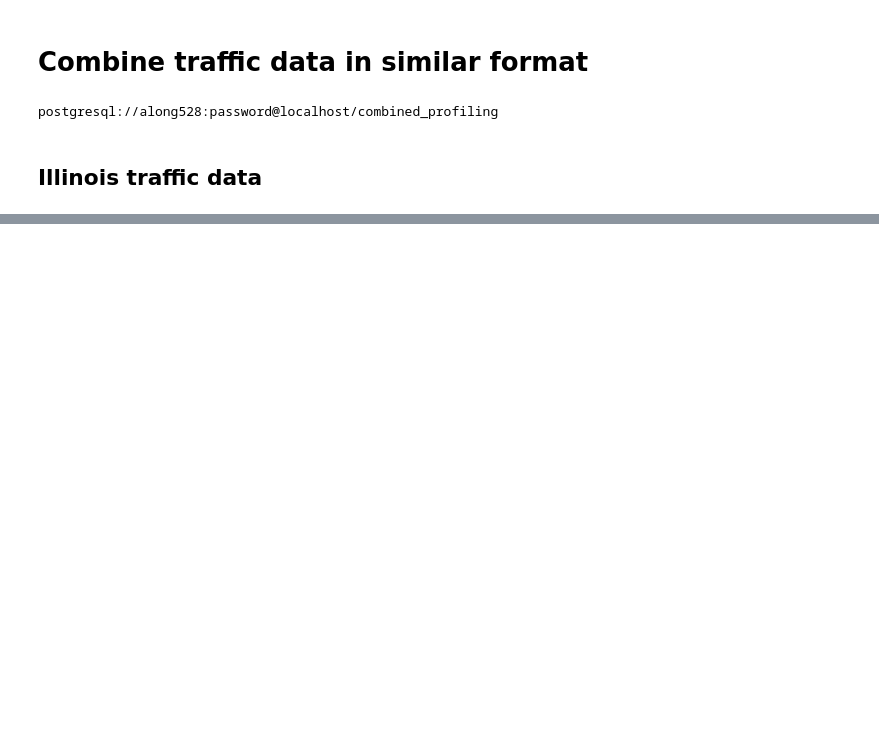
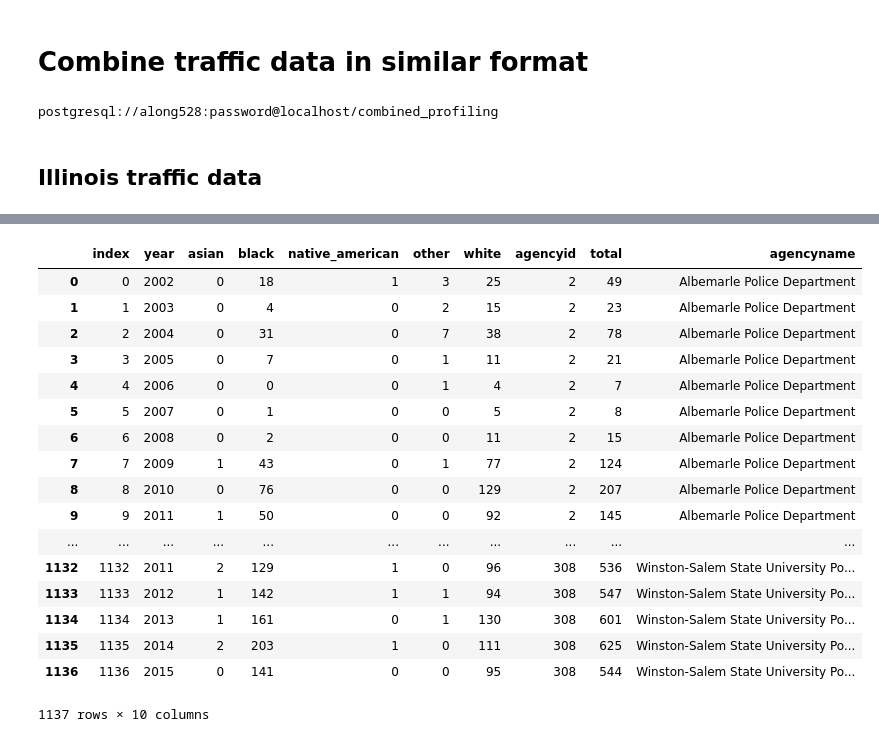
Before and after one commit to along528/insight, a Jupyter notebook: studies/combination/combined_traffic.ipynb, the cells around one changed output, grey strips where cells are left out. Drawn from its saved outputs; the diff is of its cells as text; code cells hidden in the pictures; blank space fills up the shorter version.

Commit message:
created same format traffic db for each state

```diff
--- a/studies/combination/combined_traffic.ipynb
+++ b/studies/combination/combined_traffic.ipynb
@@ -161,0 +291,15 @@ df_il_integrate.to_sql('il_traffic_stops_integrate_year',engine,if_exists='repla
+# %%
+dbname = 'traffic_police_combined' #already pre-processed nc data
+username = 'along528'
+pswd = 'password'
+con_nc = None
+con_nc = psycopg2.connect(database = dbname, user = username, host='localhost', password=pswd)
+# %%
+dbname = 'traffic_stops_nc'
+username = 'along528'
+pswd = 'password'
+con_nc2 = None
+con_nc2 = psycopg2.connect(database = dbname, user = username, host='localhost', password=pswd)
+# %%
+df_nc_agency = pd.read_sql('SELECT * FROM nc_agency',con_nc2)
+df_nc_agency
@@ -161,0 +325,13 @@ df_il_integrate.to_sql('il_traffic_stops_integrate_year',engine,if_exists='repla
+# %%
+frames_new = {}
+frames_new_sumyears = {}
+for tag in ["stops","hits","searches","force"]:
+    sql_query = "SELECT * FROM %s_by_race;" % (tag)
+    frames_new[tag] = pd.read_sql_query(sql_query,con_nc)
+    #have same column names for easily building ratios
+    #frames_new[tag].rename(columns=lambda x: x.replace(tag+'_',''),inplace=True)
+    frames_new[tag].rename(columns=lambda x: x.replace('agency_id','agencyid'),inplace=True)
+    frames_new[tag]['agencyname'] =  frames_new[tag]['agencyid'].map(df_nc_agency['name'])
+    #sum by year
+    frames_new_sumyears[tag] = frames_new[tag].groupby(['agencyid']).sum().drop(['index','year'],1)
+    frames_new_sumyears[tag]['agencyname'] =  frames_new[tag]['agencyid'].map(df_nc_agency['name'])
@@ -161,0 +366,21 @@ df_il_integrate.to_sql('il_traffic_stops_integrate_year',engine,if_exists='repla
+# %%
+frames_new['hits']
+# %% [output]
+|  | index | year | asian | black | native_american | other | white | agencyid | total | agencyname |
+| 0 | 0 | 2002 | 0 | 18 | 1 | 3 | 25 | 2 | 49 | Albemarle Police Department |
+| 1 | 1 | 2003 | 0 | 4 | 0 | 2 | 15 | 2 | 23 | Albemarle Police Department |
+| 2 | 2 | 2004 | 0 | 31 | 0 | 7 | 38 | 2 | 78 | Albemarle Police Department |
+| 3 | 3 | 2005 | 0 | 7 | 0 | 1 | 11 | 2 | 21 | Albemarle Police Department |
+| 4 | 4 | 2006 | 0 | 0 | 0 | 1 | 4 | 2 | 7 | Albemarle Police Department |
+| 5 | 5 | 2007 | 0 | 1 | 0 | 0 | 5 | 2 | 8 | Albemarle Police Department |
+| 6 | 6 | 2008 | 0 | 2 | 0 | 0 | 11 | 2 | 15 | Albemarle Police Department |
+| 7 | 7 | 2009 | 1 | 43 | 0 | 1 | 77 | 2 | 124 | Albemarle Police Department |
+| 8 | 8 | 2010 | 0 | 76 | 0 | 0 | 129 | 2 | 207 | Albemarle Police Department |
+| 9 | 9 | 2011 | 1 | 50 | 0 | 0 | 92 | 2 | 145 | Albemarle Police Department |
+| ... | ... | ... | ... | ... | ... | ... | ... | ... | ... | ... |
+| 1132 | 1132 | 2011 | 2 | 129 | 1 | 0 | 96 | 308 | 536 | Winston-Salem State University Po... |
+| 1133 | 1133 | 2012 | 1 | 142 | 1 | 1 | 94 | 308 | 547 | Winston-Salem State University Po... |
+| 1134 | 1134 | 2013 | 1 | 161 | 0 | 1 | 130 | 308 | 601 | Winston-Salem State University Po... |
+| 1135 | 1135 | 2014 | 2 | 203 | 1 | 0 | 111 | 308 | 625 | Winston-Salem State University Po... |
+| 1136 | 1136 | 2015 | 0 | 141 | 0 | 0 | 95 | 308 | 544 | Winston-Salem State University Po... |
+1137 rows × 10 columns
```
Also changed, not shown: parts of 23 cells of this notebook, 2 other files.
